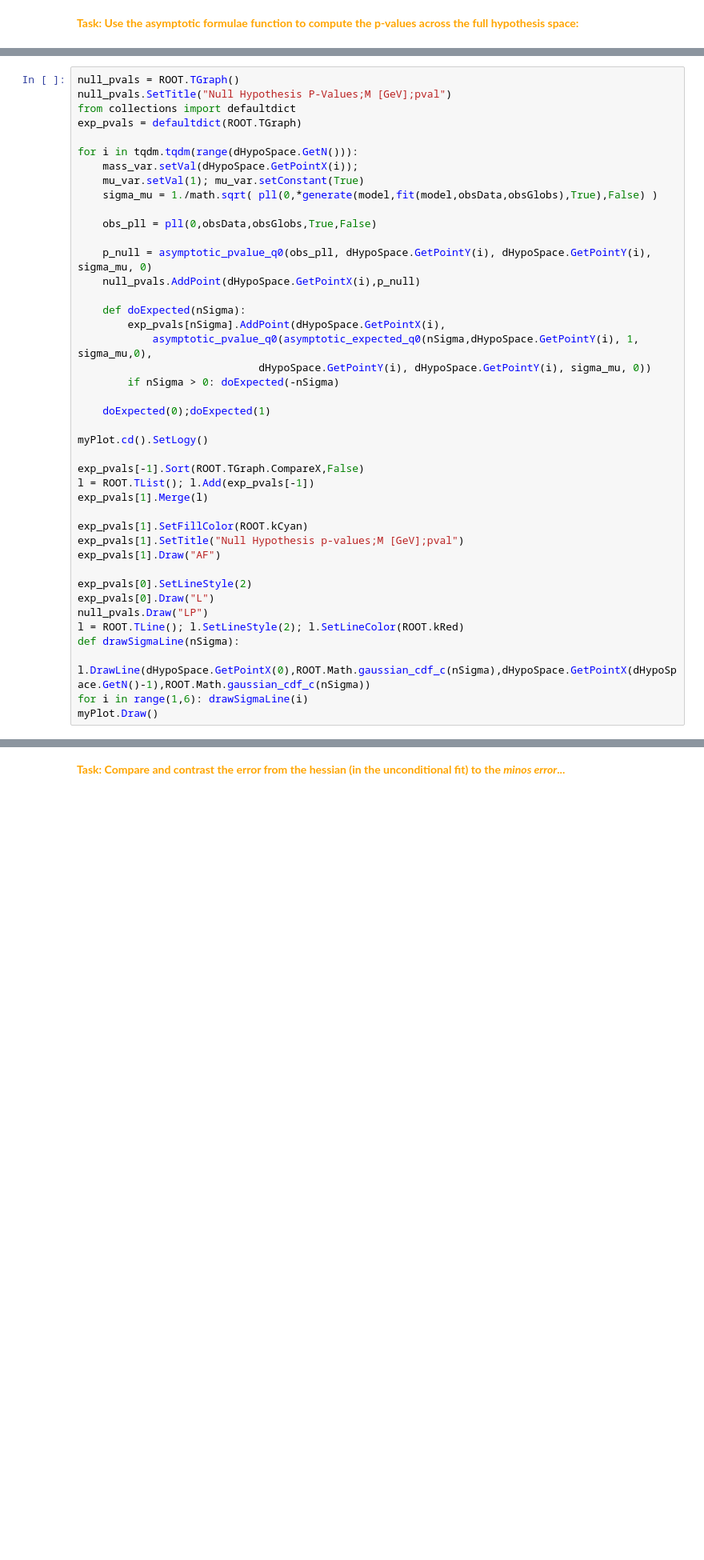
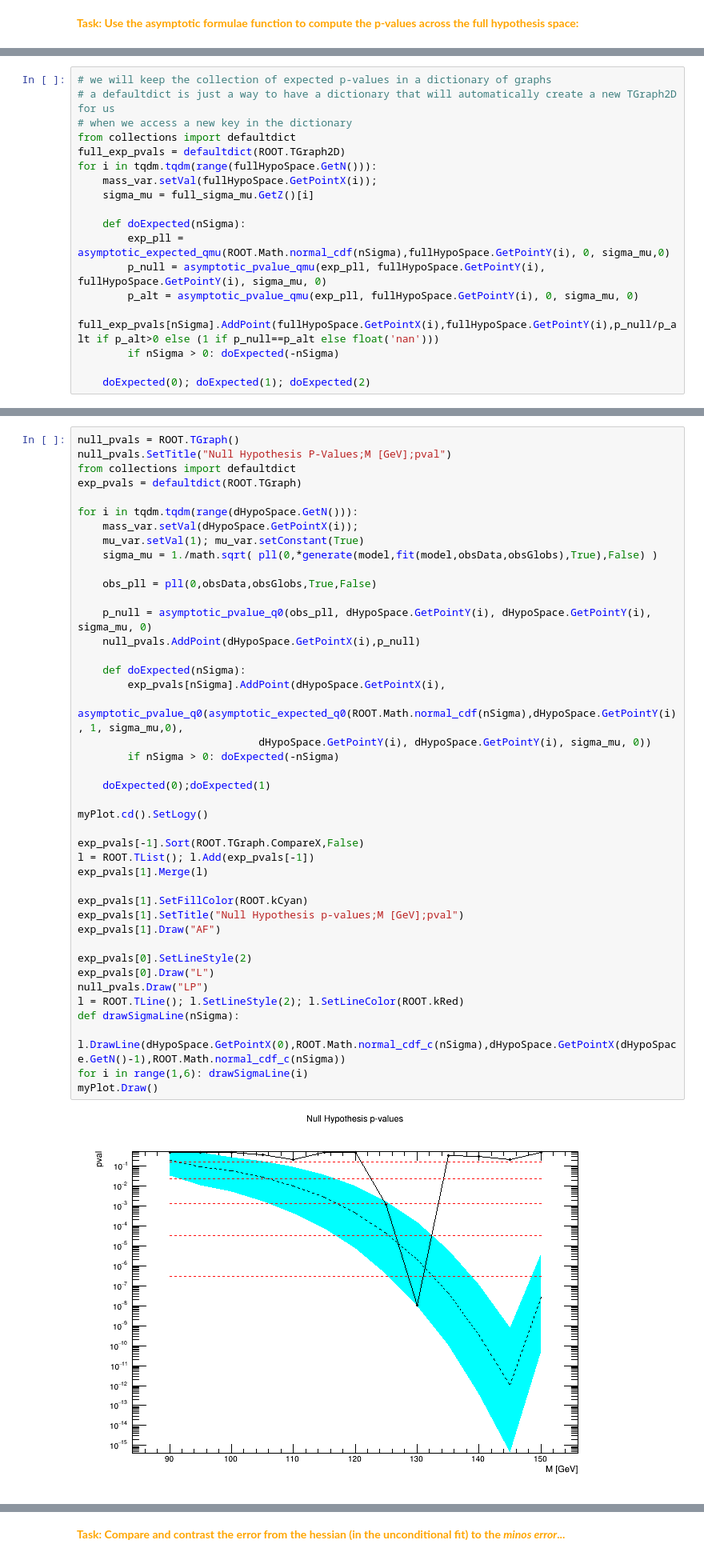
Before and after one commit to will-cern/ralstats, a Jupyter notebook: Main.ipynb, the cells around one changed output, grey strips where cells are left out. Shown: that part at 80% size. Saved outputs shown, nothing was run; the diff lists cells and outputs as text; blank space fills up the shorter version.

```diff
--- a/Main.ipynb
+++ b/Main.ipynb
@@ -324,0 +407,18 @@ These p-value 2D graphs are used to extract the 95% CLs limits. This is done by
+# %%
+# we will keep the collection of expected p-values in a dictionary of graphs
+# a defaultdict is just a way to have a dictionary that will automatically create a new TGraph2D for us
+# when we access a new key in the dictionary
+from collections import defaultdict
+full_exp_pvals = defaultdict(ROOT.TGraph2D)
+for i in tqdm.tqdm(range(fullHypoSpace.GetN())):
+    mass_var.setVal(fullHypoSpace.GetPointX(i));
+    sigma_mu = full_sigma_mu.GetZ()[i]
+
+    def doExpected(nSigma):
+        exp_pll = asymptotic_expected_qmu(ROOT.Math.normal_cdf(nSigma),fullHypoSpace.GetPointY(i), 0, sigma_mu,0)
+        p_null = asymptotic_pvalue_qmu(exp_pll, fullHypoSpace.GetPointY(i), fullHypoSpace.GetPointY(i), sigma_mu, 0)
+        p_alt = asymptotic_pvalue_qmu(exp_pll, fullHypoSpace.GetPointY(i), 0, sigma_mu, 0)
+        full_exp_pvals[nSigma].AddPoint(fullHypoSpace.GetPointX(i),fullHypoSpace.GetPointY(i),p_null/p_alt if p_alt>0 else (1 if p_null==p_alt else float('nan')))
+        if nSigma > 0: doExpected(-nSigma)
+
+    doExpected(0); doExpected(1); doExpected(2)
@@ -387,35 +519,37 @@ for i in tqdm.tqdm(range(dHypoSpace.GetN())):
 
     obs_pll = pll(0,obsData,obsGlobs,True,False)
 
     p_null = asymptotic_pvalue_q0(obs_pll, dHypoSpace.GetPointY(i), dHypoSpace.GetPointY(i), sigma_mu, 0)
     null_pvals.AddPoint(dHypoSpace.GetPointX(i),p_null)
 
     def doExpected(nSigma):
         exp_pvals[nSigma].AddPoint(dHypoSpace.GetPointX(i),
-            asymptotic_pvalue_q0(asymptotic_expected_q0(nSigma,dHypoSpace.GetPointY(i), 1, sigma_mu,0),
+            asymptotic_pvalue_q0(asymptotic_expected_q0(ROOT.Math.normal_cdf(nSigma),dHypoSpace.GetPointY(i), 1, sigma_mu,0),
                              dHypoSpace.GetPointY(i), dHypoSpace.GetPointY(i), sigma_mu, 0))
         if nSigma > 0: doExpected(-nSigma)
 
     doExpected(0);doExpected(1)
 
 myPlot.cd().SetLogy()
 
 exp_pvals[-1].Sort(ROOT.TGraph.CompareX,False)
 l = ROOT.TList(); l.Add(exp_pvals[-1])
 exp_pvals[1].Merge(l)
 
 exp_pvals[1].SetFillColor(ROOT.kCyan)
 exp_pvals[1].SetTitle("Null Hypothesis p-values;M [GeV];pval")
 exp_pvals[1].Draw("AF")
 
 exp_pvals[0].SetLineStyle(2)
 exp_pvals[0].Draw("L")
 null_pvals.Draw("LP")
 l = ROOT.TLine(); l.SetLineStyle(2); l.SetLineColor(ROOT.kRed)
 def drawSigmaLine(nSigma):
-    l.DrawLine(dHypoSpace.GetPointX(0),ROOT.Math.gaussian_cdf_c(nSigma),dHypoSpace.GetPointX(dHypoSpace.GetN()-1),ROOT.Math.gaussian_cdf_c(nSigma))
+    l.DrawLine(dHypoSpace.GetPointX(0),ROOT.Math.normal_cdf_c(nSigma),dHypoSpace.GetPointX(dHypoSpace.GetN()-1),ROOT.Math.normal_cdf_c(nSigma))
 for i in range(1,6): drawSigmaLine(i)
 myPlot.Draw()
+# %% [output]
+[figure, added]
 # %% [markdown]
 ## Measurement
 
```
Also changed, not shown: parts of 33 cells of this notebook, 1 other file.
